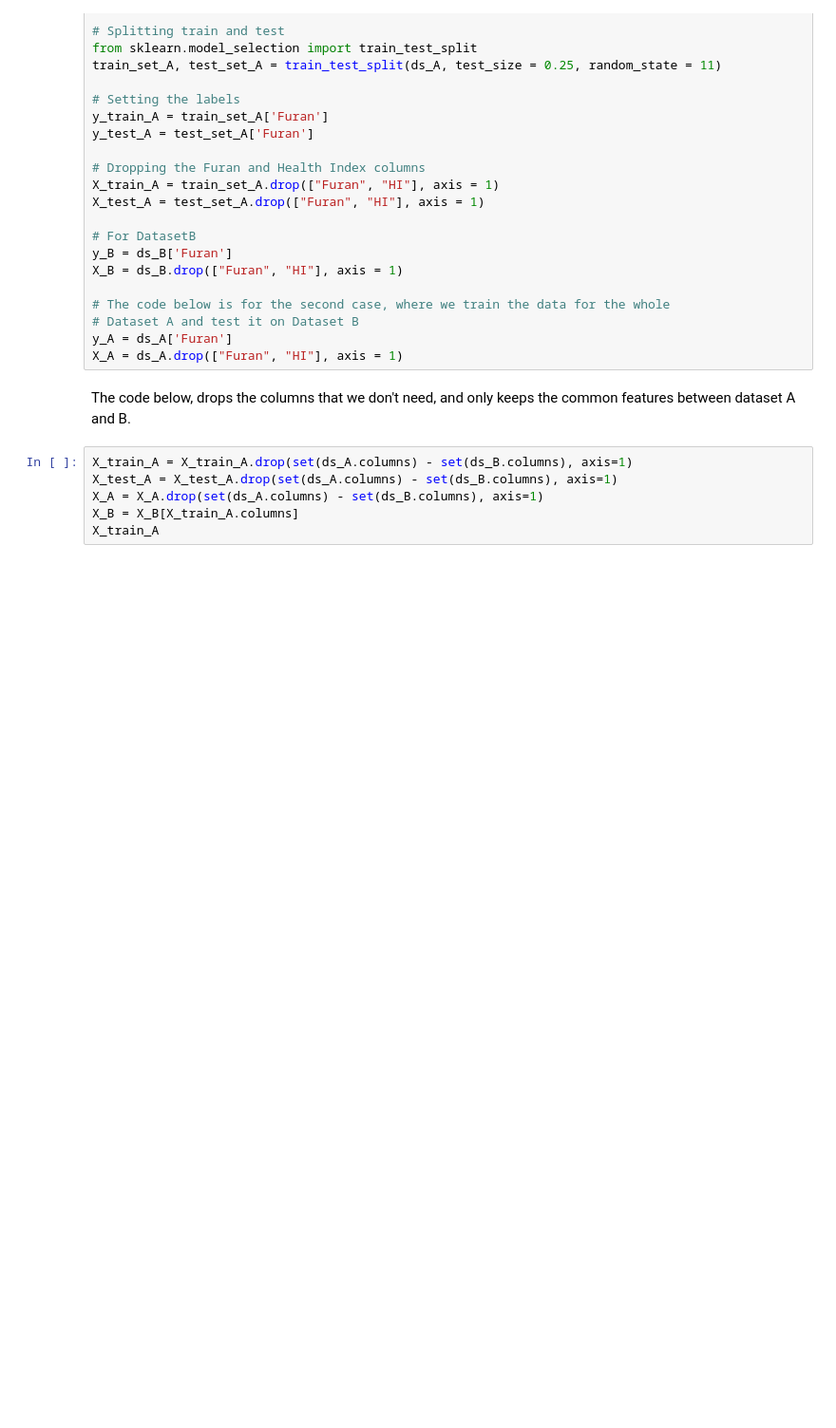
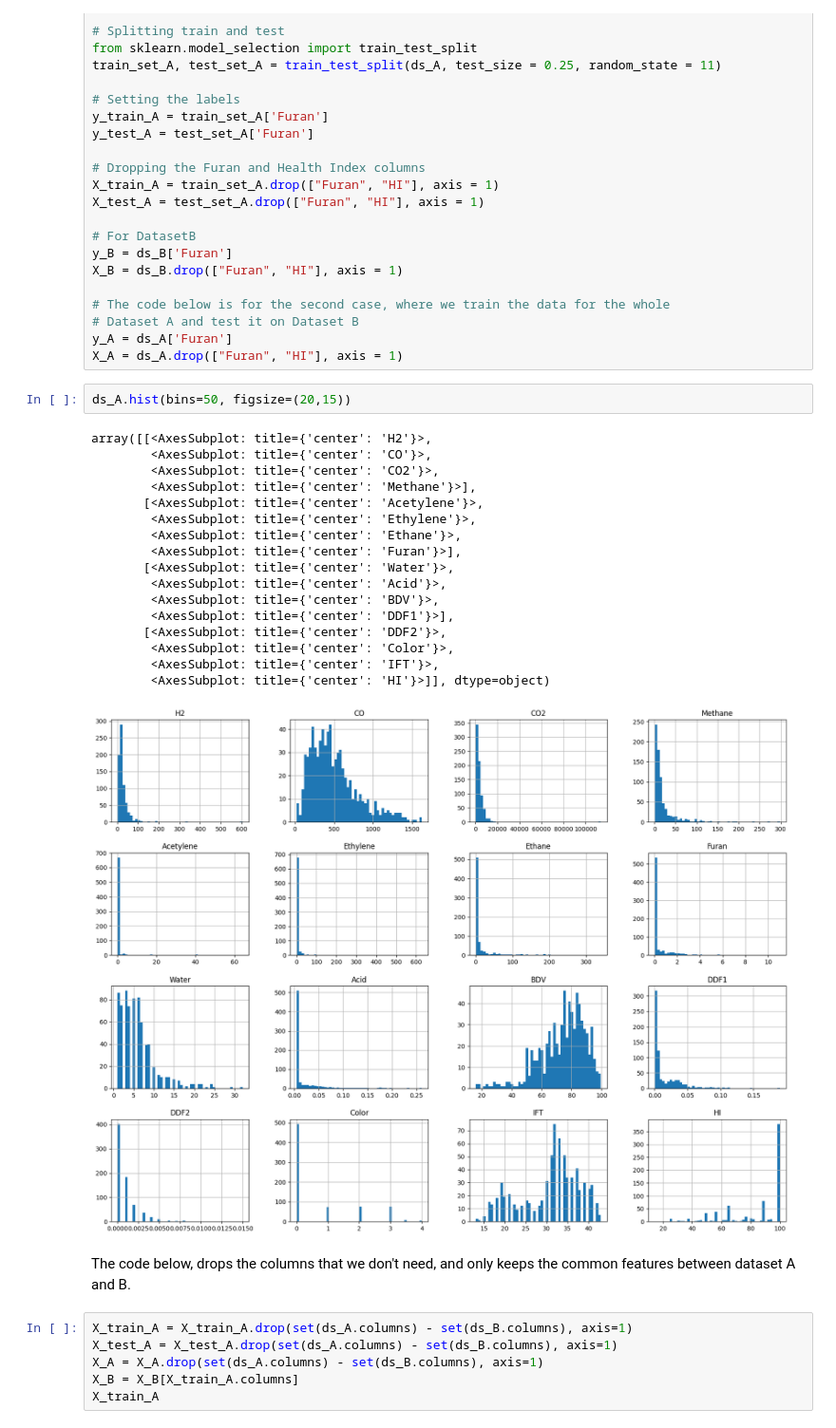
Before and after one commit to NimaFrj/Kaggle-Notebooks, a Jupyter notebook: transformer-paper.ipynb, the cells around one changed output. Shown at 95% size. Saved outputs shown, nothing was run; the diff lists cells and outputs as text; blank space fills up the shorter version.

```diff
--- a/transformer-paper.ipynb
+++ b/transformer-paper.ipynb
@@ -38,6 +38,26 @@ X_B = ds_B.drop(["Furan", "HI"], axis = 1)
 # Dataset A and test it on Dataset B
 y_A = ds_A['Furan']
 X_A = ds_A.drop(["Furan", "HI"], axis = 1)
+# %%
+ds_A.hist(bins=50, figsize=(20,15))
+# %% [output]
+array([[<AxesSubplot: title={'center': 'H2'}>,
+        <AxesSubplot: title={'center': 'CO'}>,
+        <AxesSubplot: title={'center': 'CO2'}>,
+        <AxesSubplot: title={'center': 'Methane'}>],
+       [<AxesSubplot: title={'center': 'Acetylene'}>,
+        <AxesSubplot: title={'center': 'Ethylene'}>,
+        <AxesSubplot: title={'center': 'Ethane'}>,
+        <AxesSubplot: title={'center': 'Furan'}>],
+       [<AxesSubplot: title={'center': 'Water'}>,
+        <AxesSubplot: title={'center': 'Acid'}>,
+        <AxesSubplot: title={'center': 'BDV'}>,
+        <AxesSubplot: title={'center': 'DDF1'}>],
+       [<AxesSubplot: title={'center': 'DDF2'}>,
+        <AxesSubplot: title={'center': 'Color'}>,
+        <AxesSubplot: title={'center': 'IFT'}>,
+        <AxesSubplot: title={'center': 'HI'}>]], dtype=object)
+[figure, added]
 # %% [markdown]
 The code below, drops the columns that we don't need, and only keeps the common features between dataset A and B.
 # %%
```
Also changed, not shown: parts of 12 cells of this notebook.
